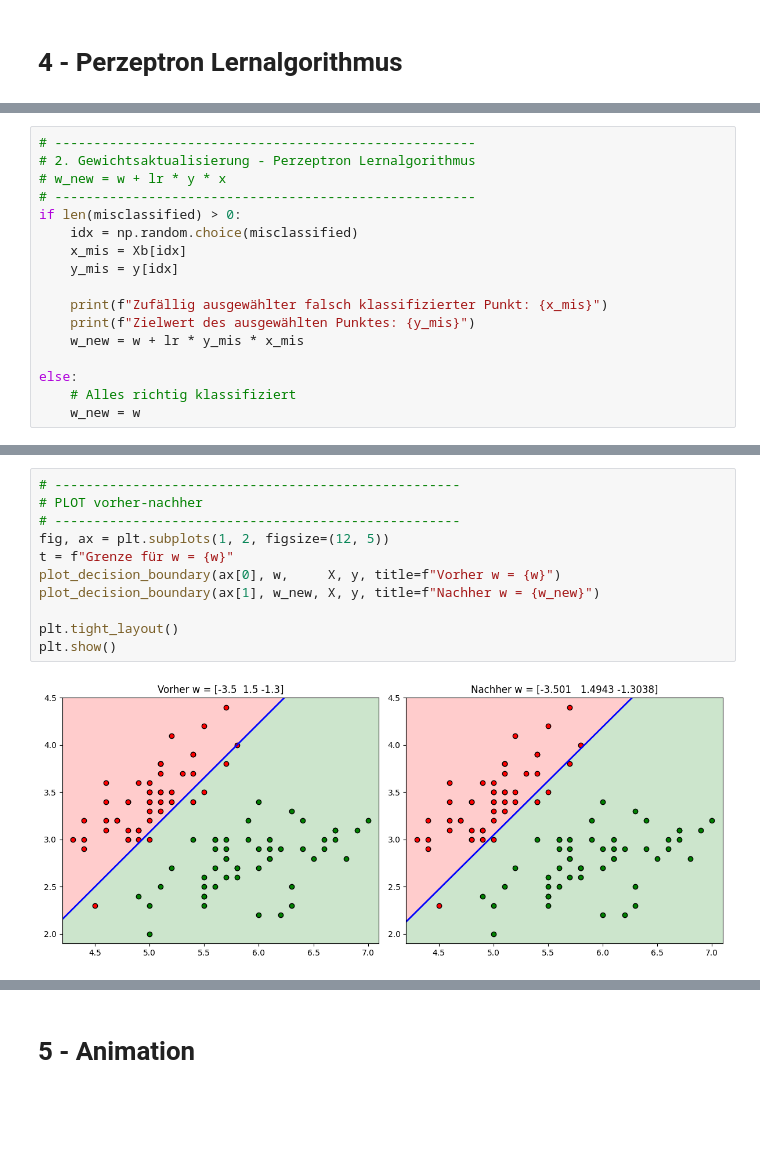
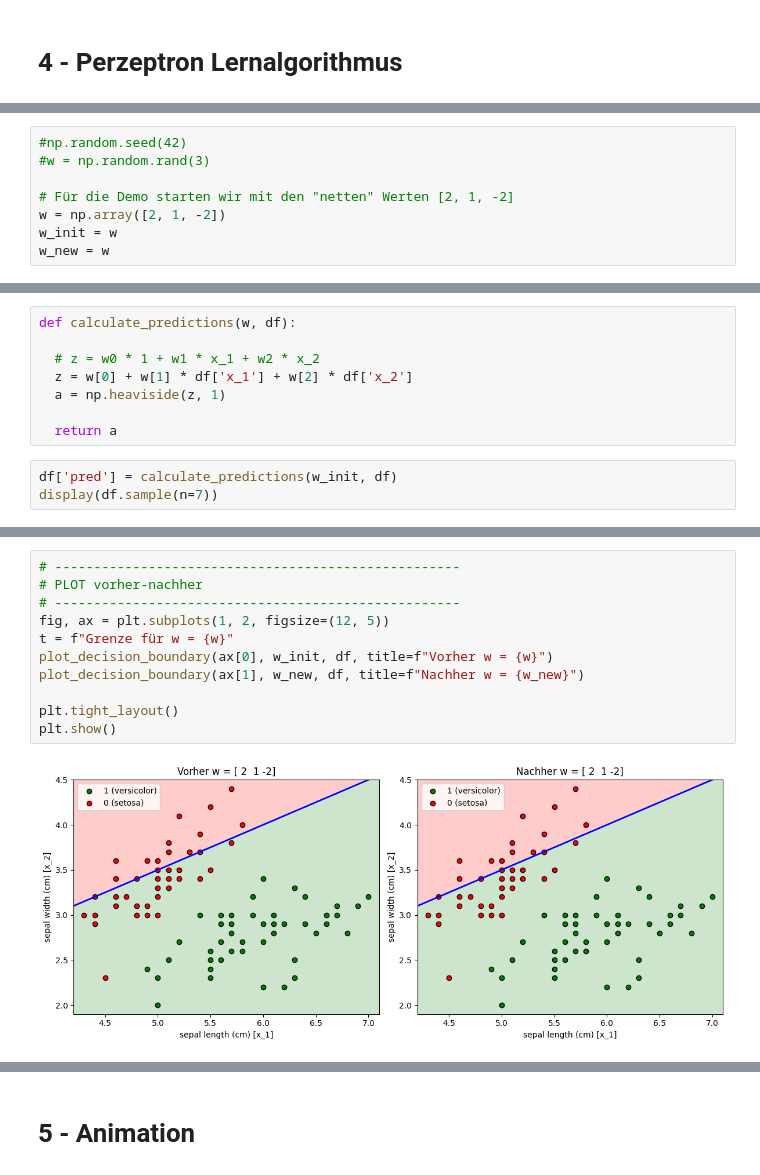
Before and after one commit to Artificial-Intelligence-HSBI-TDU/KI-Vorlesung, a Jupyter notebook: lecture/nn/files/Perzeptron_Lernalgorithmus.ipynb, the cells around one changed output, grey strips where cells are left out. Cells and saved outputs as stored; diff of their text form; blank space fills up the shorter version.

```diff
--- a/lecture/nn/files/Perzeptron_Lernalgorithmus.ipynb
+++ b/lecture/nn/files/Perzeptron_Lernalgorithmus.ipynb
@@ -171,0 +211,8 @@ print(Xb.shape)
+# %%
+#np.random.seed(42)
+#w = np.random.rand(3)
+
+# Für die Demo starten wir mit den "netten" Werten [2, 1, -2]
+w = np.array([2, 1, -2])
+w_init = w
+w_new = w
@@ -171,0 +226,11 @@ print(Xb.shape)
+# %%
+def calculate_predictions(w, df):
+
+  # z = w0 * 1 + w1 * x_1 + w2 * x_2
+  z = w[0] + w[1] * df['x_1'] + w[2] * df['x_2']
+  a = np.heaviside(z, 1)
+
+  return a
+# %%
+df['pred'] = calculate_predictions(w_init, df)
+display(df.sample(n=7))
@@ -203,17 +267,0 @@ print(len(misclassified))
-# %%
-# ------------------------------------------------------
-# 2. Gewichtsaktualisierung - Perzeptron Lernalgorithmus
-# w_new = w + lr * y * x
-# ------------------------------------------------------
-if len(misclassified) > 0:
-    idx = np.random.choice(misclassified)
-    x_mis = Xb[idx]
-    y_mis = y[idx]
-
-    print(f"Zufällig ausgewählter falsch klassifizierter Punkt: {x_mis}")
-    print(f"Zielwert des ausgewählten Punktes: {y_mis}")
-    w_new = w + lr * y_mis * x_mis
-
-else:
-    # Alles richtig klassifiziert
-    w_new = w
@@ -223,13 +306,13 @@ Zielwert des ausgewählten Punktes: -1
 # %%
 # ----------------------------------------------------
 # PLOT vorher-nachher
 # ----------------------------------------------------
 fig, ax = plt.subplots(1, 2, figsize=(12, 5))
 t = f"Grenze für w = {w}"
-plot_decision_boundary(ax[0], w,     X, y, title=f"Vorher w = {w}")
-plot_decision_boundary(ax[1], w_new, X, y, title=f"Nachher w = {w_new}")
+plot_decision_boundary(ax[0], w_init, df, title=f"Vorher w = {w}")
+plot_decision_boundary(ax[1], w_new, df, title=f"Nachher w = {w_new}")
 
 plt.tight_layout()
 plt.show()
 # %% [output]
-[figure, old version]
+[figure, new version]
```
Also changed, not shown: parts of 41 cells of this notebook.
